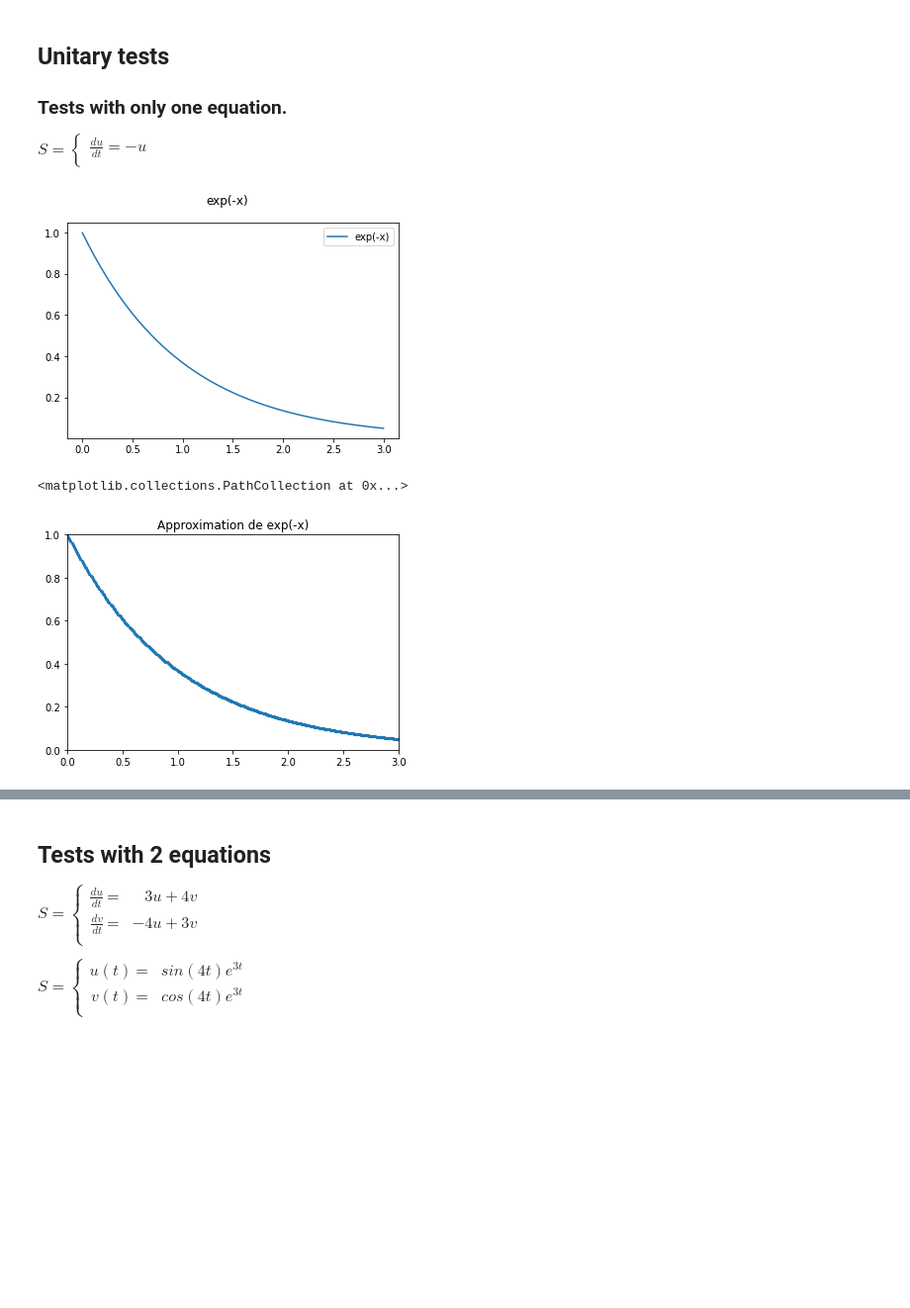
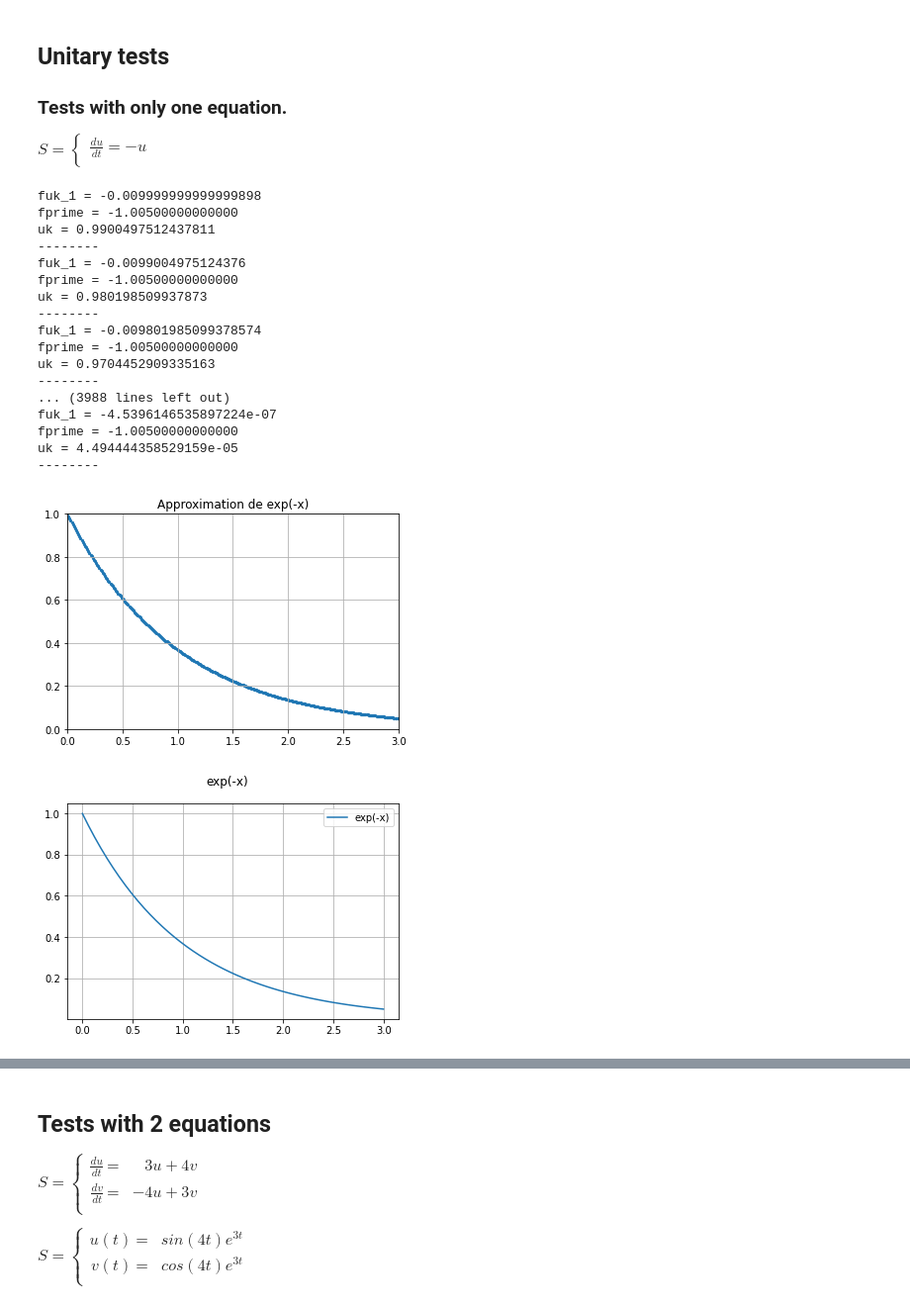
Before and after one commit to AlexPoiron/FirstModel, a Jupyter notebook: Tests.ipynb, the cells around one changed output, grey strips where cells are left out. Shown at 99% size. Saved outputs shown, nothing was run; the diff lists cells and outputs as text; code cells hidden in the pictures; blank space fills up the shorter version.

```diff
--- a/Tests.ipynb
+++ b/Tests.ipynb
@@ -12,31 +12,51 @@ $S=\begin{equation}
 \end{equation}
 $
 # %%
-fig, ax = plt.subplots()
-x = np.linspace(0, 3, 50)
-y = np.exp(-x)
-ax.plot(x, y, label ='exp(-x)')
-plt.legend()
-plt.suptitle('exp(-x)')
-plt.show()
-
 u0 = 1
 use_trapezoidal = True
-res = Solver_one_equation(-u, u0, use_trapezoidal)
+du = -u
+symbol = u
+res = Solver_one_equation(du, u0, use_trapezoidal, symbol)
 
 
 absi = []
 for i in range(0, len(res)):
     absi.append(res[i][0])
 coords = []
 for j in range(0, len(res)):
     coords.append(res[j][1])
 
 plt.ylim([0, 1])
 plt.title('Approximation de exp(-x)')
 plt.xlim([0, 3])
 plt.scatter(absi, coords, s=5)
+plt.grid(True)
+
+fig, ax = plt.subplots()
+x = np.linspace(0, 3, 50)
+y = np.exp(-x)
+ax.plot(x, y, label ='exp(-x)')
+ax.grid(True)
+plt.legend()
+plt.suptitle('exp(-x)')
+plt.show()
 # %% [output]
+fuk_1 = -0.009999999999999898
+fprime = -1.00500000000000
+uk = 0.9900497512437811
+--------
+fuk_1 = -0.0099004975124376
+fprime = -1.00500000000000
+uk = 0.980198509937873
+--------
+fuk_1 = -0.009801985099378574
+fprime = -1.00500000000000
+uk = 0.9704452909335163
+--------
+... (3988 lines left out)
+fuk_1 = -4.5396146535897224e-07
+fprime = -1.00500000000000
+uk = 4.494444358529159e-05
+--------
-[figure, old version]
+[figure, new version]
-<matplotlib.collections.PathCollection at 0x...>
-[figure, old version]
+[figure, new version]
```
Also changed, not shown: parts of 4 cells of this notebook, 2 other files.
